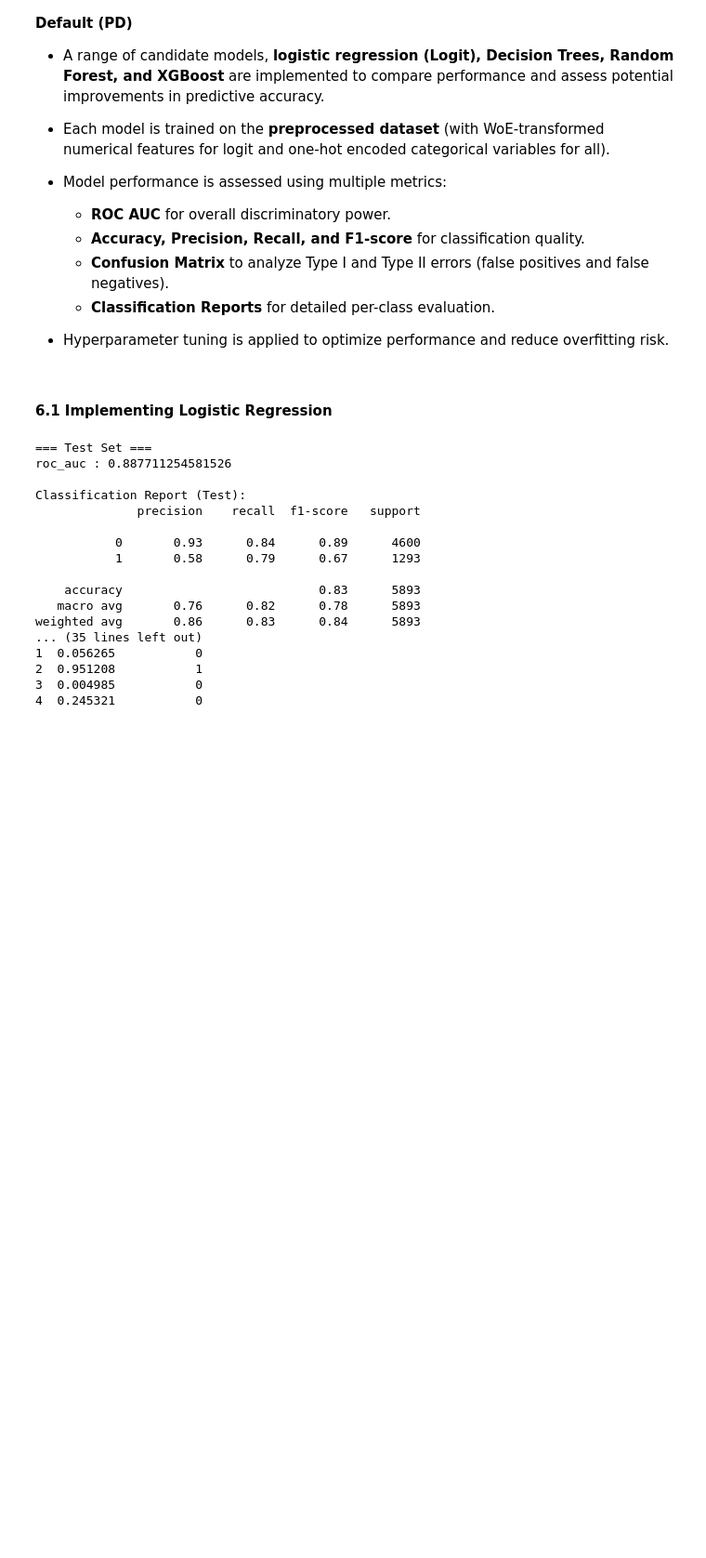
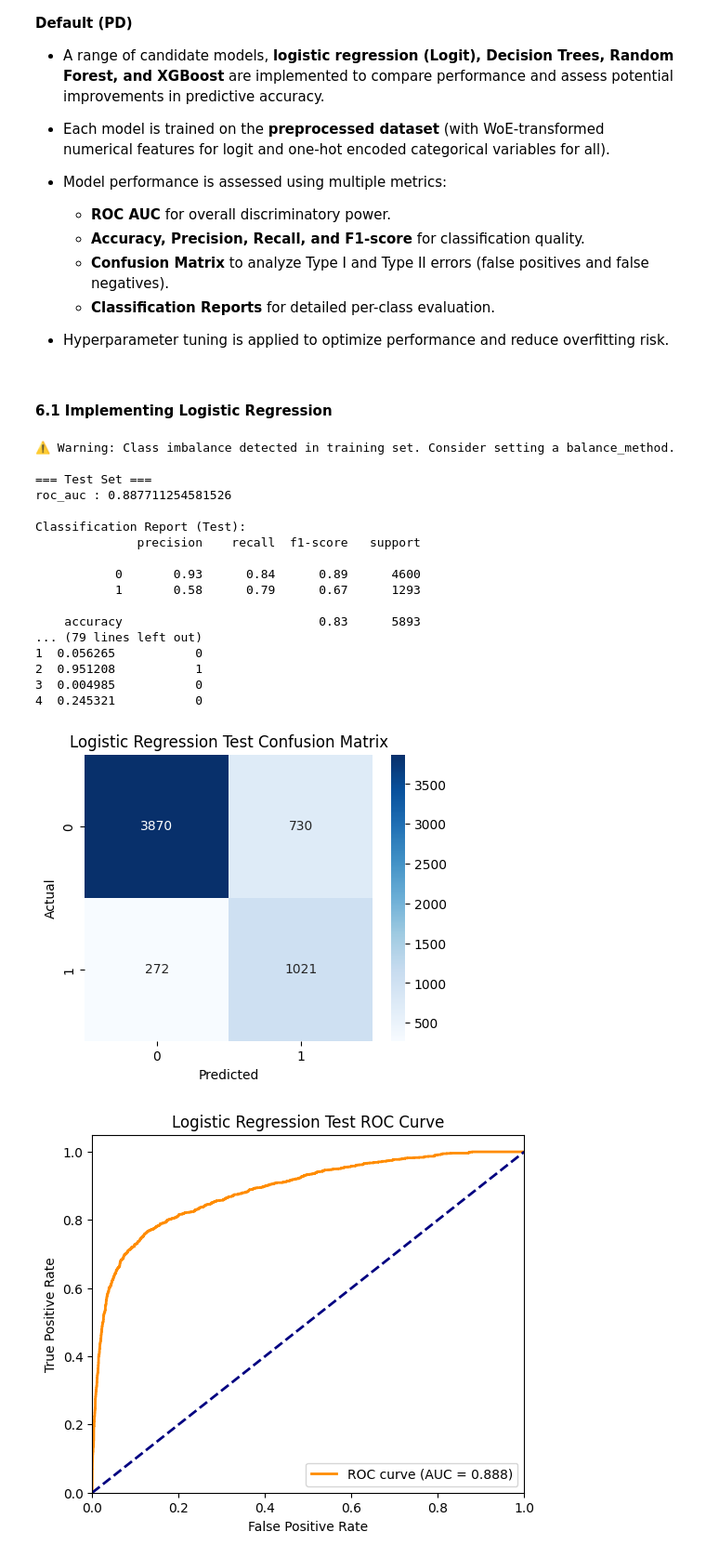
Before and after one commit to soleimanihamed/Daanish, a Jupyter notebook: projects/probability_of_default/main.ipynb, the cells around one changed output. Shown at 93% size. Saved outputs shown, nothing was run; the diff lists cells and outputs as text; code cells hidden in the pictures; blank space fills up the shorter version.

Commit message:
models implementation added - Logit, Random Forest, Decision Tree, XGBoost

```diff
--- a/projects/probability_of_default/main.ipynb
+++ b/projects/probability_of_default/main.ipynb
@@ -1792,33 +1799,73 @@ if model.has_eval_data():
     print("\n=== Eval Set: All Metrics ===")
     eval_metrics = model.get_eval_metrics(include_report=True)
     for metric, value in eval_metrics.items():
         if metric != "classification_report":
             print(f"{metric}: {value:.4f}")
     print("\nClassification Report (Eval):")
     print(eval_metrics["classification_report"])
 
 # Step 5: Predictions (probabilities + classes)
 test_preds = model.predict_test(include_id=False)
 print("\nSample Test Predictions:\n", test_preds.head())
 
 if model.has_eval_data():
     eval_preds = model.predict_eval(include_id=False)
     print("\nSample Eval Predictions:\n", eval_preds.head())
+
+# Step 6: Visualising the model results
+
+# Labels
+y_test = model.y_test
+y_eval = model.y_eval
+
+# Predicted labels
+lr_test_preds = model.predict_test(include_id=False)['Prediction'].values
+lr_eval_preds = model.predict_eval(include_id=False)['Prediction'].values
+
+# Predicted probabilities
+lr_test_probs = model.predict_test(include_id=False)['PD'].values
+lr_eval_probs = model.predict_eval(include_id=False)['PD'].values
+
+# Test set visualisation
+lr_vis_test = MLVisualisation(
+    y_true=y_test,
+    y_pred=lr_test_preds,
+    y_prob=lr_test_probs,
+    model_name="Logistic Regression Test"
+)
+lr_vis_test.plot_confusion_matrix()
+lr_vis_test.plot_roc_curve()
+lr_vis_test.plot_precision_recall_curve()
+lr_vis_test.plot_predicted_probabilities()
+
+# Eval set visualisation
+lr_vis_eval = MLVisualisation(
+    y_true=y_eval,
+    y_pred=lr_eval_preds,
+    y_prob=lr_eval_probs,
+    model_name="Logistic Regression Eval"
+)
+lr_vis_eval.plot_confusion_matrix()
+lr_vis_eval.plot_roc_curve()
+lr_vis_eval.plot_precision_recall_curve()
+lr_vis_eval.plot_predicted_probabilities()
 # %% [output]
+⚠️ Warning: Class imbalance detected in training set. Consider setting a balance_method.
+
 === Test Set ===
 roc_auc : 0.887711254581526
 
 Classification Report (Test):
               precision    recall  f1-score   support
 
            0       0.93      0.84      0.89      4600
            1       0.58      0.79      0.67      1293
 
     accuracy                           0.83      5893
-   macro avg       0.76      0.82      0.78      5893
-weighted avg       0.86      0.83      0.84      5893
-... (35 lines left out)
+... (79 lines left out)
 1  0.056265           0
 2  0.951208           1
 3  0.004985           0
 4  0.245321           0
+[figure, added]
+[figure, added]
```
Also changed, not shown: parts of 11 cells of this notebook, 8 other files.
